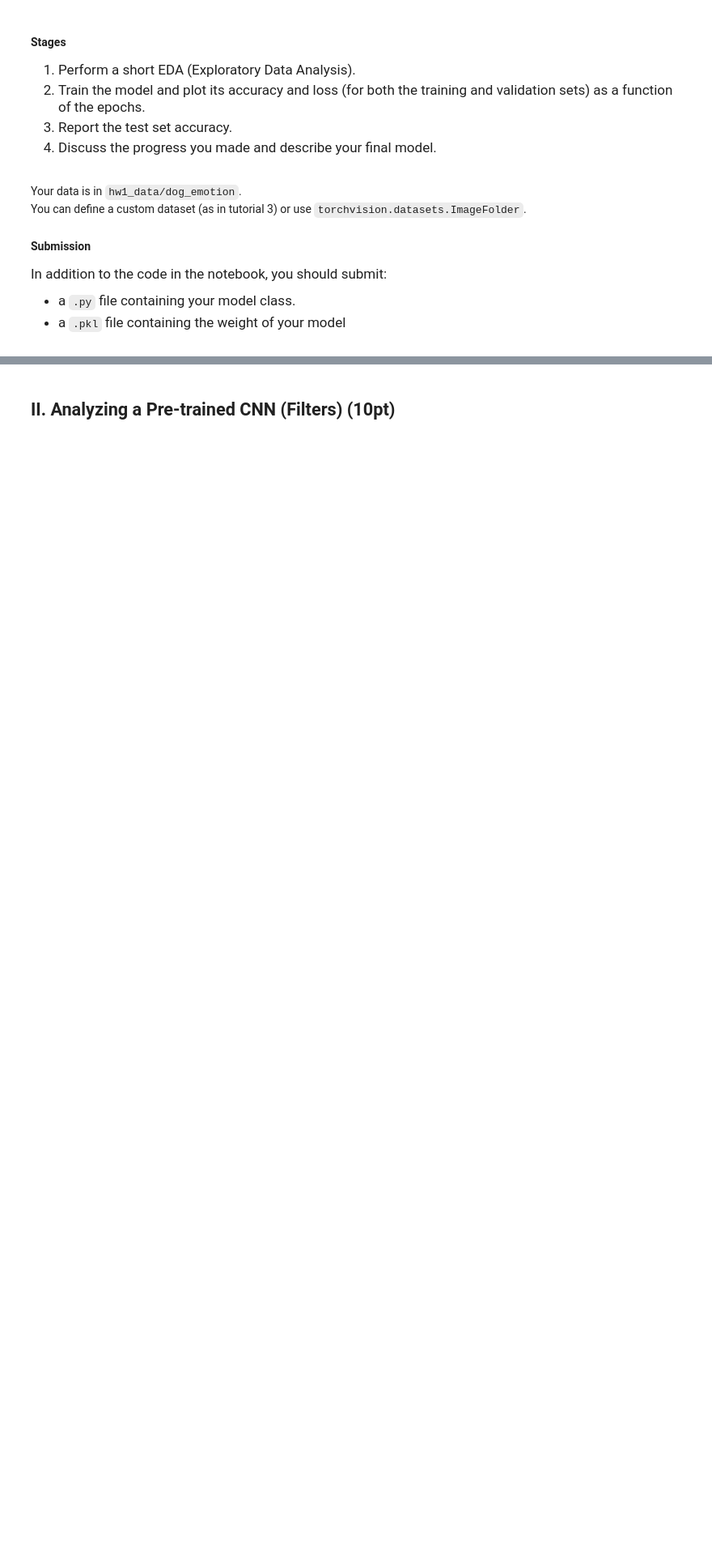
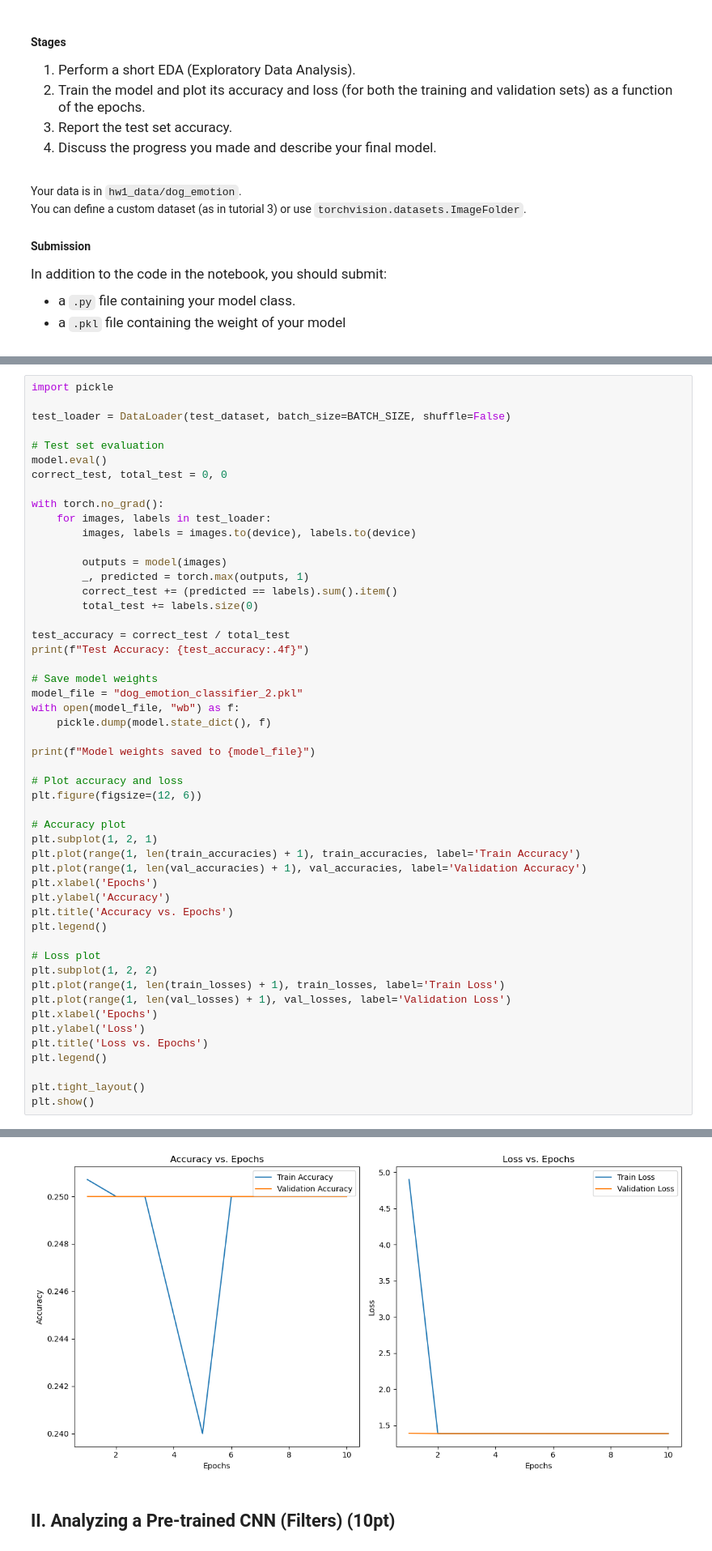
Before and after one commit to AmitShirazi1/ML2_hw1, a Jupyter notebook: HW1.ipynb, the cells around one changed output, grey strips where cells are left out. Shown at 81% size. Drawn from its saved outputs; the diff is of its cells as text; blank space fills up the shorter version.

```diff
--- a/HW1.ipynb
+++ b/HW1.ipynb
@@ -555,0 +861,52 @@ Analyzing pixel intensity distributions...
+# %%
+import pickle
+
+test_loader = DataLoader(test_dataset, batch_size=BATCH_SIZE, shuffle=False)
+
+# Test set evaluation
+model.eval()
+correct_test, total_test = 0, 0
+
+with torch.no_grad():
+    for images, labels in test_loader:
+        images, labels = images.to(device), labels.to(device)
+
+        outputs = model(images)
+        _, predicted = torch.max(outputs, 1)
+        correct_test += (predicted == labels).sum().item()
+        total_test += labels.size(0)
+
+test_accuracy = correct_test / total_test
+print(f"Test Accuracy: {test_accuracy:.4f}")
+
+# Save model weights
+model_file = "dog_emotion_classifier_2.pkl"
+with open(model_file, "wb") as f:
+    pickle.dump(model.state_dict(), f)
+
+print(f"Model weights saved to {model_file}")
+
+# Plot accuracy and loss
+plt.figure(figsize=(12, 6))
+
+# Accuracy plot
+plt.subplot(1, 2, 1)
+plt.plot(range(1, len(train_accuracies) + 1), train_accuracies, label='Train Accuracy')
+plt.plot(range(1, len(val_accuracies) + 1), val_accuracies, label='Validation Accuracy')
+plt.xlabel('Epochs')
+plt.ylabel('Accuracy')
+plt.title('Accuracy vs. Epochs')
+plt.legend()
+
+# Loss plot
+plt.subplot(1, 2, 2)
+plt.plot(range(1, len(train_losses) + 1), train_losses, label='Train Loss')
+plt.plot(range(1, len(val_losses) + 1), val_losses, label='Validation Loss')
+plt.xlabel('Epochs')
+plt.ylabel('Loss')
+plt.title('Loss vs. Epochs')
+plt.legend()
+
+plt.tight_layout()
+plt.show()
+# %% [output]
@@ -556,3 +915,4 @@ Analyzing pixel intensity distributions...
+[figure, added]
 # %% [markdown]
 ## II. Analyzing a Pre-trained CNN (Filters) (10pt)
 # %% [markdown]
```
Also changed, not shown: parts of 3 cells of this notebook, 1 other file.
